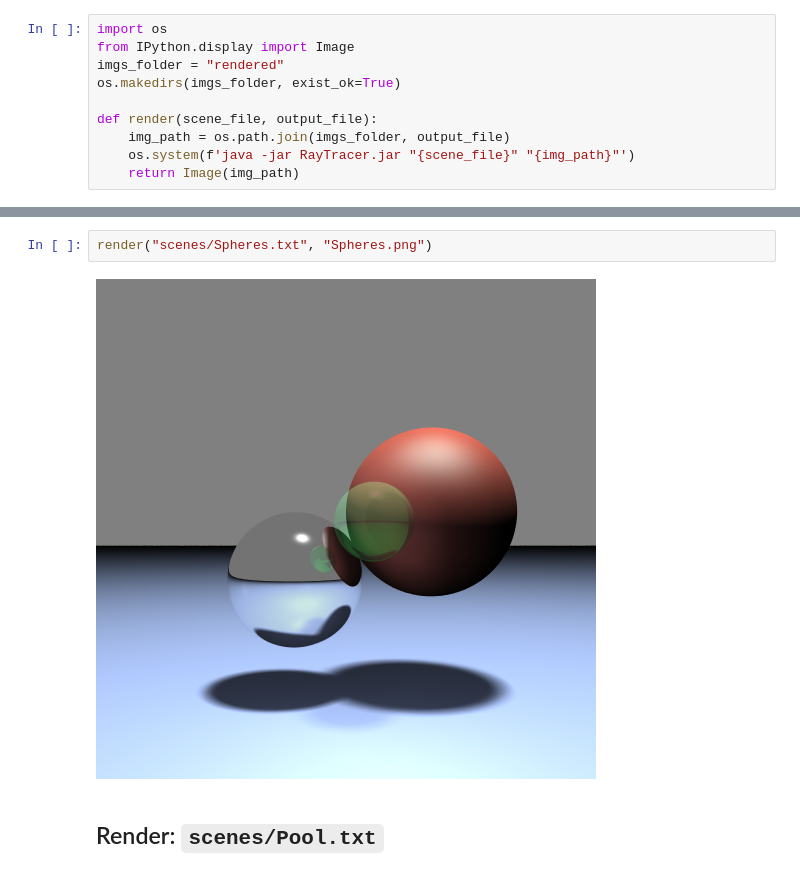
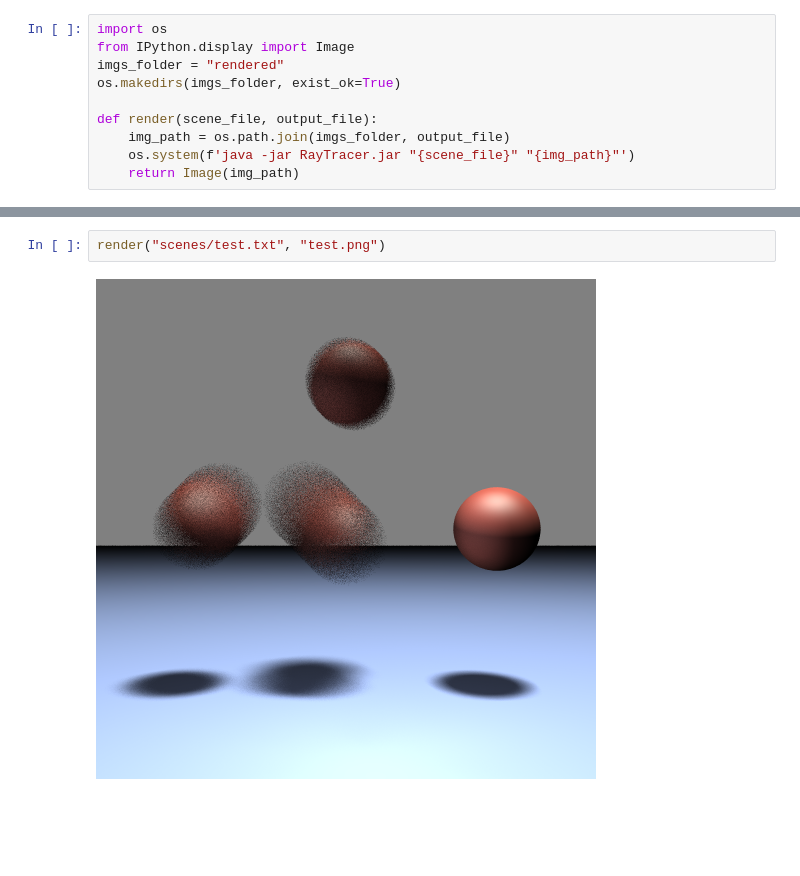
Before and after one commit to darc1/Fundamentals-of-Computer-Graphics-Image-Processing-and-Vision, a Jupyter notebook: RayTracer/205962657_300921079_notebook.ipynb, the cells around one changed output, grey strips where cells are left out. Drawn from its saved outputs; the diff is of its cells as text; blank space fills up the shorter version.

```diff
--- a/RayTracer/205962657_300921079_notebook.ipynb
+++ b/RayTracer/205962657_300921079_notebook.ipynb
@@ -21,7 +41,4 @@ def render(scene_file, output_file):
 # %%
-render("scenes/Spheres.txt", "Spheres.png")
+render("scenes/test.txt", "test.png")
 # %% [output]
-[figure, old version]
+[figure, new version]
-# %% [markdown]
-
-## Render: `scenes/Pool.txt`
```
Also changed, not shown: parts of 14 cells of this notebook, 2 other files.
